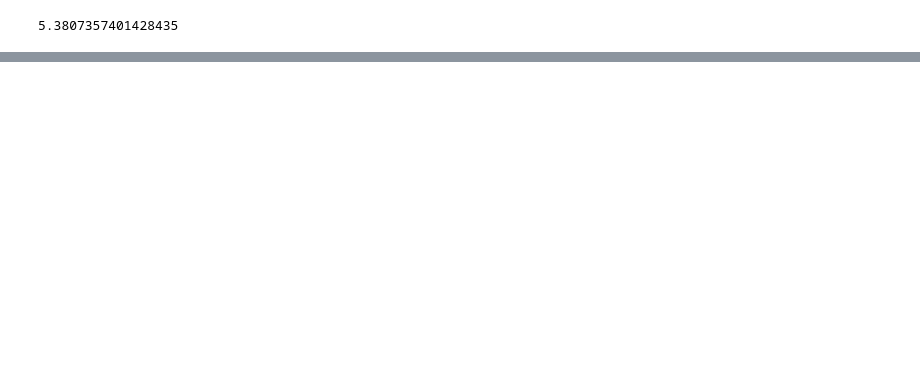
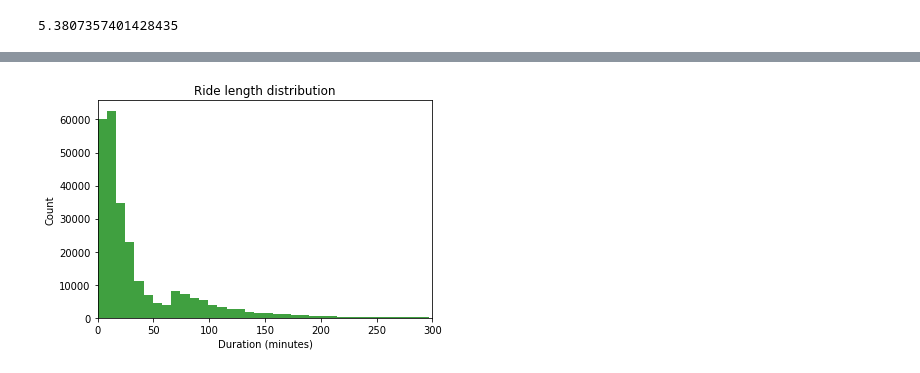
Before and after one commit to OwenJanssen/CS-396-Divvy-Bikes, a Jupyter notebook: LogRegress2.ipynb, the cells around one changed output, grey strips where cells are left out. Cells and saved outputs as stored; diff of their text form; code cells hidden in the pictures; blank space fills up the shorter version.

```diff
--- a/LogRegress2.ipynb
+++ b/LogRegress2.ipynb
@@ -131,0 +230,12 @@ df[["start_hour", "mem_cas_bool", "ride_type_int", "bin_lat", "bin_lng","is_roun
+# %%
+n, bins, patches = plt.hist(df["duration"], 5000, density=False, facecolor='g', alpha=0.75)
+
+
+
+plt.xlabel('Duration (minutes)')
+plt.ylabel('Count')
+plt.title('Ride length distribution')
+plt.xlim(0, 300)
+plt.show()
+# %% [output]
+[figure, added]
```
Also changed, not shown: parts of 13 cells of this notebook, 1 other file.
